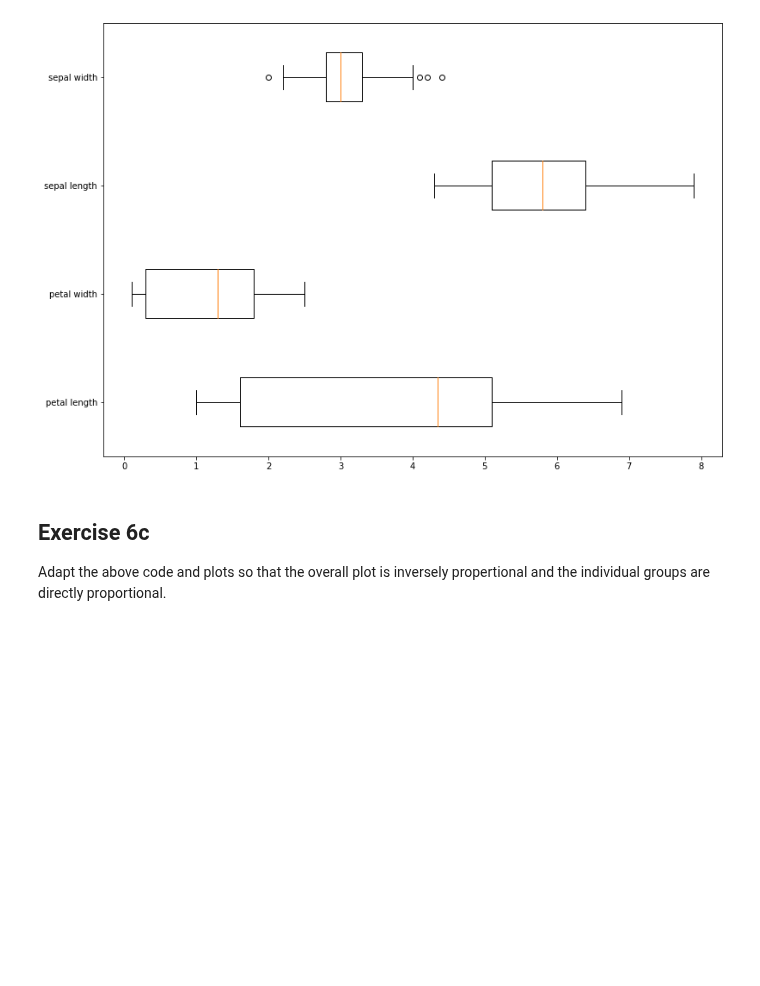
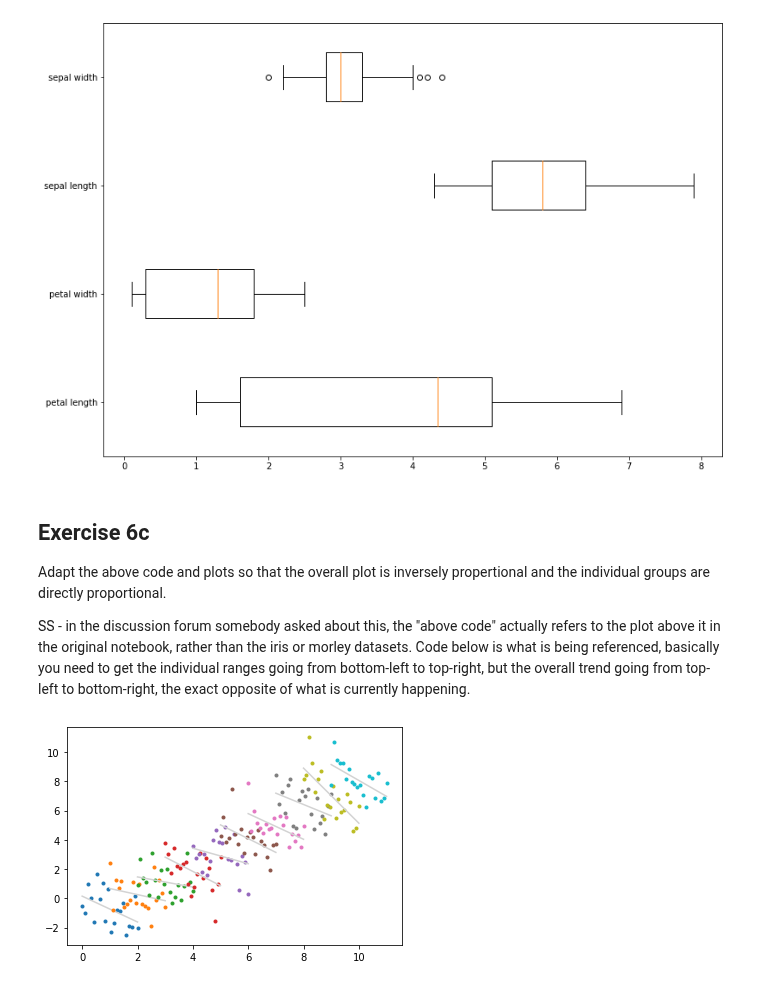
Before and after one commit to kiehozero/atu-fundda2022, a Jupyter notebook: practicals/06-outliers-INC.ipynb, the cells around one changed output. Drawn from its saved outputs; the diff is of its cells as text; code cells hidden in the pictures; blank space fills up the shorter version.

```diff
--- a/practicals/06-outliers-INC.ipynb
+++ b/practicals/06-outliers-INC.ipynb
@@ -76,3 +62,36 @@ PL: 1.0 to 6.9 PW: 0.1 to 2.5 SL: 4.3 to 7.9 SW: 2.0 to 4.4
 ## Exercise 6c
 
 Adapt the above code and plots so that the overall plot is inversely propertional and the individual groups are directly proportional.
+
+SS - in the discussion forum somebody asked about this, the "above code" actually refers to the plot above it in the original notebook, rather than the iris or morley datasets. Code below is what is being referenced, basically you need to get the individual ranges going from bottom-left to top-right, but the overall trend going from top-left to bottom-right, the exact opposite of what is currently happening.
+# %%
+# Create a series of x vectors.
+xs = np.array([np.linspace(i, i + 2.0, 20) for i in range(10)])
+# Create a corresponding series of y vectors.
+ys = np.array([-1.0 * xs[i] + 2 * i for i in range(len(xs))])
+# Create global list of x and y values.
+x = xs.flatten()
+y = ys.flatten()
+
+# Add some noise.
+ys = ys + np.random.normal(0.0, 1.0, ys.shape)
+
+# Create a steadily increasing x range for plotting.
+xbestfit = np.linspace(x.min(), x.max(), 1000)
+# Create corresponding y values form best fit line.
+ybestfit = m * xbestfit + c
+
+# Same plot but with best fit lines for each category.
+for i in range(len(xs)):
+    # Plot this category.
+    plt.plot(xs[i], ys[i], '.')
+    # Fit line to category.
+    m, c = np.polyfit(xs[i], ys[i], 1)
+    # Create steadily increasing x range for plot.
+    xbestfit = np.linspace(xs[i].min(), xs[i].max(), 50)
+    # Corresponding y values based on best fit line.
+    ybestfit = m * xbestfit + c
+    # Plot best fit line for category.
+    plt.plot(xbestfit, ybestfit, color='lightgrey');
+# %% [output]
+[figure, added]
```
Also changed, not shown: parts of 4 cells of this notebook.
